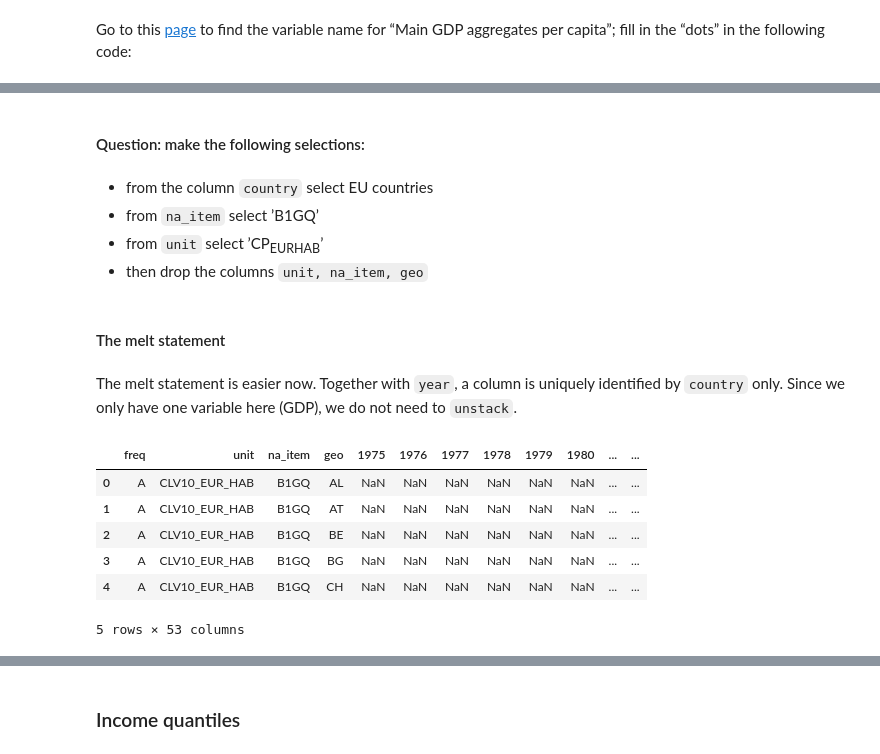
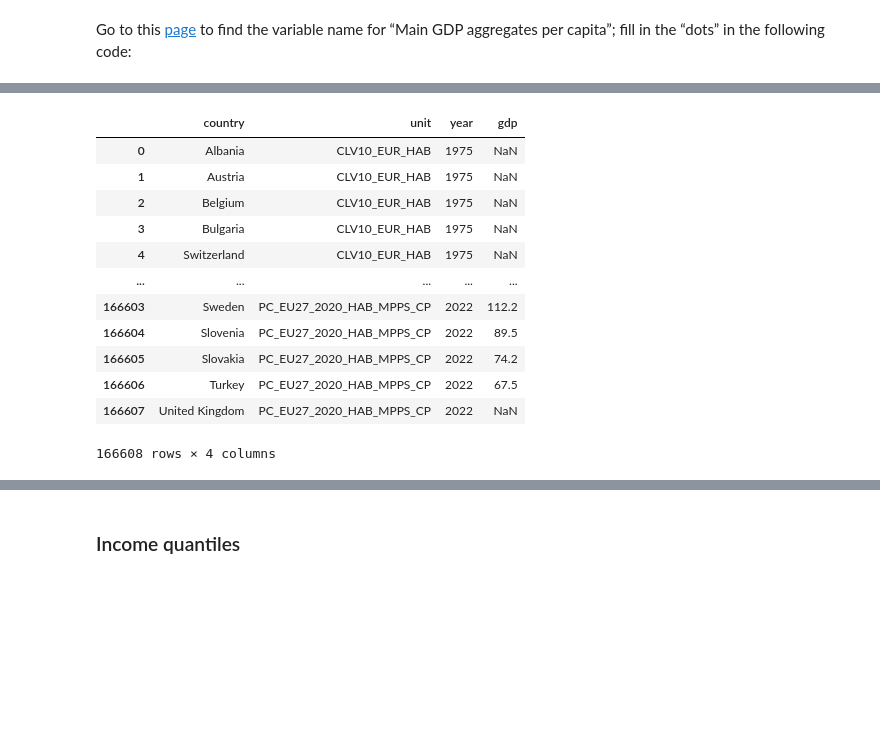
Before and after one commit to AnneLouisedb/Causality_Eurostat, a Jupyter notebook: importing_oecd_data.ipynb, the cells around one changed output, grey strips where cells are left out. Cells and saved outputs as stored; diff of their text form; code cells hidden in the pictures; blank space fills up the shorter version.

```diff
--- a/importing_oecd_data.ipynb
+++ b/importing_oecd_data.ipynb
@@ -158,6 +158,3 @@ Now we consider a number of other variables. There you can practice the steps ab
 ### GDP per capita
 # %% [markdown]
 Go to this [page](https://ec.europa.eu/eurostat/data/database?node_code=nama_10_pc) to find the variable name for &ldquo;Main GDP aggregates per capita&rdquo;; fill in the &ldquo;dots&rdquo; in the following code:
-# %%
-df_n = eurostat.get_data_df('nama_10_pc')
-df_n.head()
@@ -172,28 +161,33 @@ df_n.head()
-# %% [markdown]
-#### Question: make the following selections:
-# %% [markdown]
--   from the column `country` select EU countries
--   from `na_item` select &rsquo;B1GQ&rsquo;
--   from `unit` select &rsquo;CP<sub>EUR</sub><sub>HAB</sub>&rsquo;
--   then drop the columns `unit, na_item, geo`
-# %% [markdown]
-#### The melt statement
-# %% [markdown]
-The melt statement is easier now. Together with `year`, a column is uniquely identified by `country` only. Since we only have one variable here (GDP), we do not need to `unstack`.
 # %%
-df_n.rename({'geo\TIME_PERIOD':'geo'},inplace=True,axis=1)
+def download_oecd_data(data_code): # 'nama_10_pc'
+    df_n = eurostat.get_data_df(data_code)
+    df_n.rename({'geo\TIME_PERIOD':'geo'},inplace=True,axis=1)
 
-df_n['country'] = df_n['geo'].replace(eurostat_dictionary)
-# drop columns that contain all nan values
-# Dropping columns with all NaN values
-df_n.dropna(axis=1, how='all', inplace=True)
+    df_n['country'] = df_n['geo'].replace(eurostat_dictionary)
+    # drop columns that contain all nan values
+    # Dropping columns with all NaN values
+    df_n.dropna(axis=1, how='all', inplace=True)
+    df_n = pd.melt(df_n,id_vars=['country','unit'],
+                        value_vars= df_n.columns[4:-1],
+                        var_name='year',
+                        value_name='gdp')
 
-df_n.head()
+    # merged_df = df.merge(df_n, on=['country', 'year'], how='left')
+    return df_n
+
+df_n = download_oecd_data('nama_10_pc')
+df_n
 # %% [output]
-|  | freq | unit | na_item | geo | 1975 | 1976 | 1977 | 1978 | 1979 | 1980 | ... | ... |
-| 0 | A | CLV10_EUR_HAB | B1GQ | AL | NaN | NaN | NaN | NaN | NaN | NaN | ... | ... |
-| 1 | A | CLV10_EUR_HAB | B1GQ | AT | NaN | NaN | NaN | NaN | NaN | NaN | ... | ... |
-| 2 | A | CLV10_EUR_HAB | B1GQ | BE | NaN | NaN | NaN | NaN | NaN | NaN | ... | ... |
-| 3 | A | CLV10_EUR_HAB | B1GQ | BG | NaN | NaN | NaN | NaN | NaN | NaN | ... | ... |
-| 4 | A | CLV10_EUR_HAB | B1GQ | CH | NaN | NaN | NaN | NaN | NaN | NaN | ... | ... |
+|  | country | unit | year | gdp |
+| 0 | Albania | CLV10_EUR_HAB | 1975 | NaN |
+| 1 | Austria | CLV10_EUR_HAB | 1975 | NaN |
+| 2 | Belgium | CLV10_EUR_HAB | 1975 | NaN |
+| 3 | Bulgaria | CLV10_EUR_HAB | 1975 | NaN |
+| 4 | Switzerland | CLV10_EUR_HAB | 1975 | NaN |
+| ... | ... | ... | ... | ... |
+| 166603 | Sweden | PC_EU27_2020_HAB_MPPS_CP | 2022 | 112.2 |
+| 166604 | Slovenia | PC_EU27_2020_HAB_MPPS_CP | 2022 | 89.5 |
+| 166605 | Slovakia | PC_EU27_2020_HAB_MPPS_CP | 2022 | 74.2 |
+| 166606 | Turkey | PC_EU27_2020_HAB_MPPS_CP | 2022 | 67.5 |
+| 166607 | United Kingdom | PC_EU27_2020_HAB_MPPS_CP | 2022 | NaN |
-5 rows × 53 columns
+166608 rows × 4 columns
```
Also changed, not shown: parts of 18 cells of this notebook.
